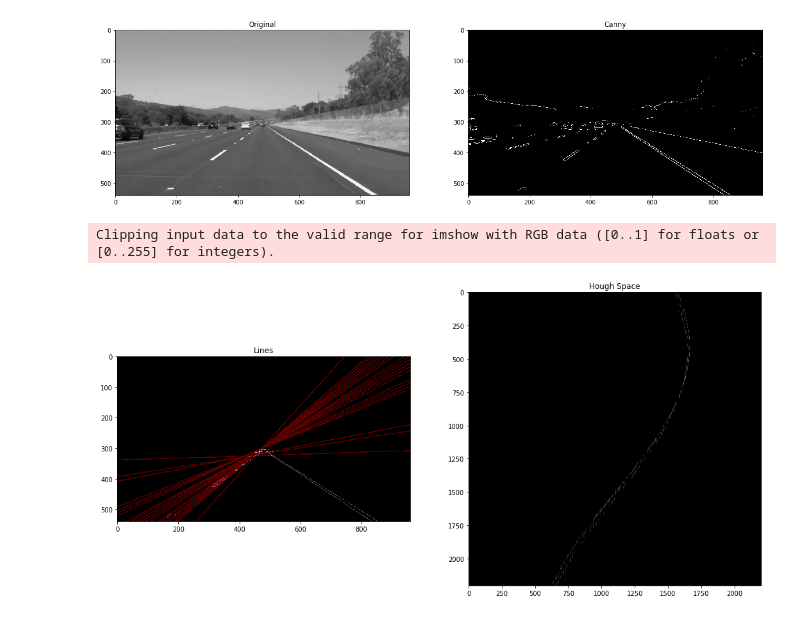
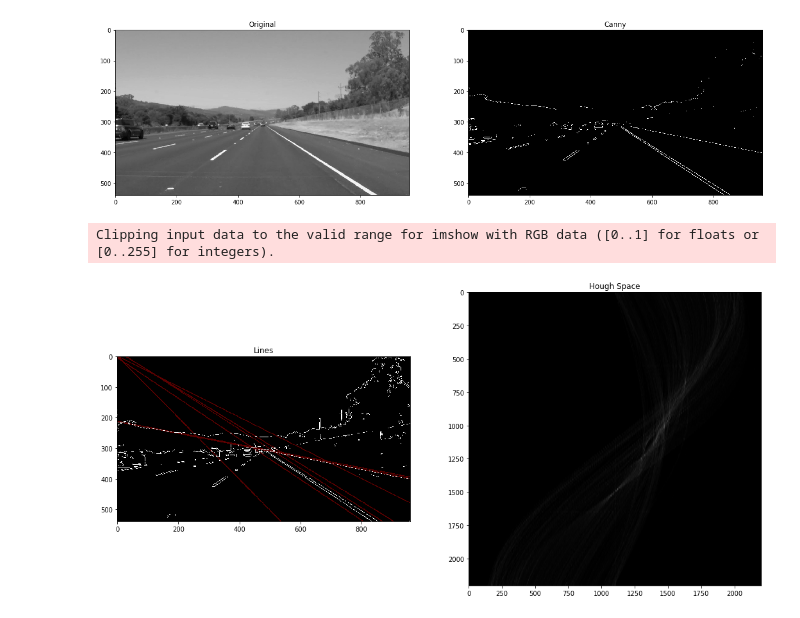
Before and after one commit to JosephGolubchik/Computer-Vision, a Jupyter notebook: lane_detection_project/lane_detection.ipynb, the cells around one changed output. Drawn from its saved outputs; the diff is of its cells as text; code cells hidden in the pictures.

```diff
--- a/lane_detection_project/lane_detection.ipynb
+++ b/lane_detection_project/lane_detection.ipynb
@@ -8,7 +8,7 @@ import matplotlib.pyplot as plt
 %matplotlib inline
 plt.rcParams['figure.figsize'] = [13, 8]
 # %%
-img = cv2.imread('img/lane1.jpeg',0)
+img = cv2.imread('img/lane1.jpg',0)
 img_edges = canny.Canny(img)
 
 fig = plt.figure(figsize=(20, 18))
@@ -24,16 +24,16 @@ plt.show()
 # %%
 mask = cv2.imread('img/mask.jpg',0)
 edges = cv2.Canny(img,100,200)
-lines = hough.HoughLines(edges*mask)
+lines = hough.HoughLines(edges)
 
 fig = plt.figure(figsize=(18, 18))
 a = fig.add_subplot(1,2,1)
 plt.imshow(lines[0])
 a.set_title('Lines')
 a = fig.add_subplot(1,2,2)
 plt.imshow(lines[1],'gray')
 a.set_title('Hough Space')
 plt.show()
 # %% [output]
 Clipping input data to the valid range for imshow with RGB data ([0..1] for floats or [0..255] for integers).
-[figure, old version]
+[figure, new version]
```
Also changed, not shown: parts of 2 cells of this notebook, 6 other files.
